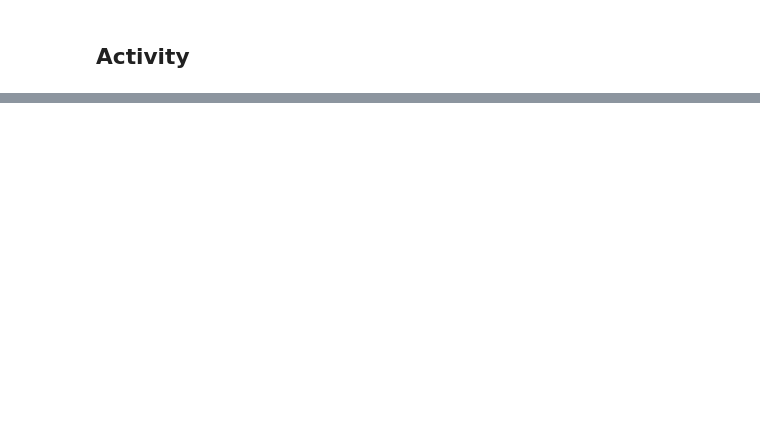
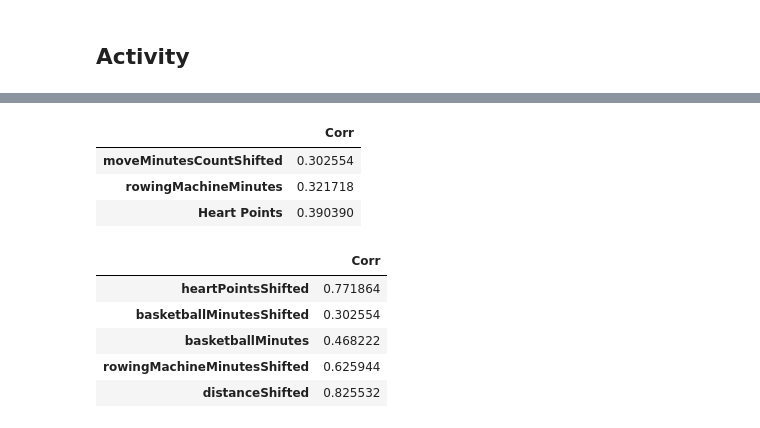
Before and after one commit to JamesIgoe/GoogleFitAnalysis, a Jupyter notebook: Analysis.ipynb, the cells around one changed output, grey strips where cells are left out. Saved outputs shown, nothing was run; the diff lists cells and outputs as text; code cells hidden in the pictures; blank space fills up the shorter version.

Commit message:
Update Analysis.ipynb
new data

```diff
--- a/Analysis.ipynb
+++ b/Analysis.ipynb
@@ -30,7 +30,7 @@ https://takeout.google.com/
 ## Import
 # %%
 import os
-filePath = 'c:\\Users\\igoej\\OneDrive\\Documents\\GitHub\\DataAnalytics\\Data\\2020-09-30 Daily Summaries.csv'
+filePath = 'c:\\Users\\igoej\\OneDrive\\Documents\\GitHub\\DataAnalytics\\Data\\2020-10-09 Daily Summaries.csv'
 df_fit = pd.read_csv(filePath)
 #df_fit.tail()
 # %%
@@ -215,2 +309,16 @@ filterForLabels(corr_fit_filtered, 'rowingMachineMinutesShifted')
 # %%
 filterForLabels(corr_fit_filtered, 'basketballMinutesShifted')
+# %% [output]
+|  | Corr |
+| moveMinutesCountShifted | 0.302554 |
+| rowingMachineMinutes | 0.321718 |
+| Heart Points | 0.390390 |
+# %%
+filterForLabels(corr_fit_filtered, 'moveMinutesCountShifted')
+# %% [output]
+|  | Corr |
+| heartPointsShifted | 0.771864 |
+| basketballMinutesShifted | 0.302554 |
+| basketballMinutes | 0.468222 |
+| rowingMachineMinutesShifted | 0.625944 |
+| distanceShifted | 0.825532 |
```
Also changed, not shown: parts of 26 cells of this notebook.
